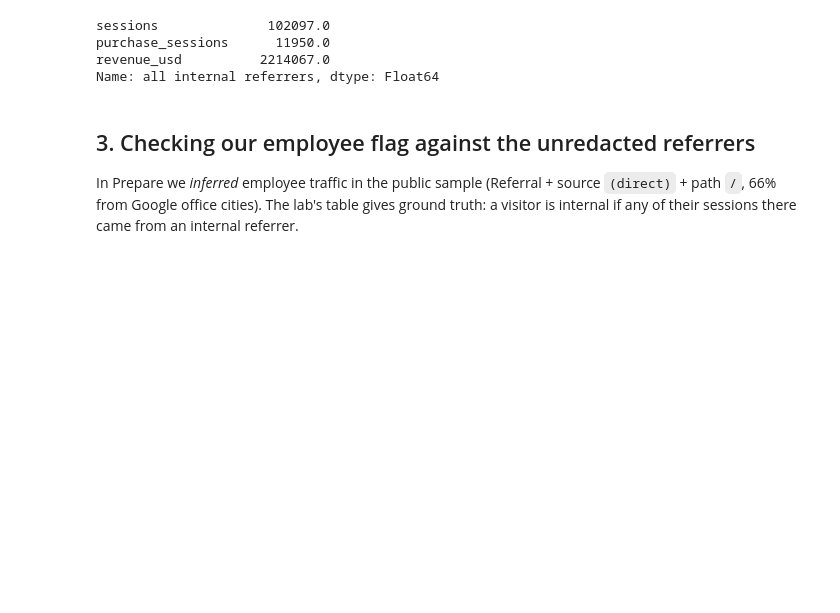
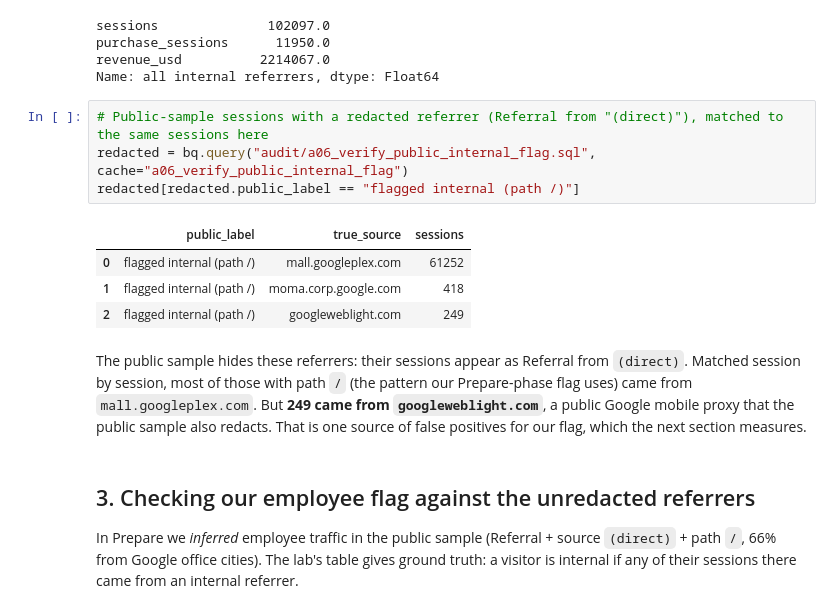
Before and after one commit to Pann13223029/merch-store-marketing-case-study, a Jupyter notebook: notebooks/03_analyze_lab_audit.ipynb, the cells around one changed output. Cells and saved outputs as stored; diff of their text form; blank space fills up the shorter version.

```diff
--- a/notebooks/03_analyze_lab_audit.ipynb
+++ b/notebooks/03_analyze_lab_audit.ipynb
@@ -78,6 +95,17 @@ sessions              102097.0
 purchase_sessions      11950.0
 revenue_usd          2214067.0
 Name: all internal referrers, dtype: Float64
+# %%
+# Public-sample sessions with a redacted referrer (Referral from "(direct)"), matched to the same sessions here
+redacted = bq.query("audit/a06_verify_public_internal_flag.sql", cache="a06_verify_public_internal_flag")
+redacted[redacted.public_label == "flagged internal (path /)"]
+# %% [output]
+|  | public_label | true_source | sessions |
+| 0 | flagged internal (path /) | mall.googleplex.com | 61252 |
+| 1 | flagged internal (path /) | moma.corp.google.com | 418 |
+| 2 | flagged internal (path /) | googleweblight.com | 249 |
+# %% [markdown]
+The public sample hides these referrers: their sessions appear as Referral from `(direct)`. Matched session by session, most of those with path `/` (the pattern our Prepare-phase flag uses) came from `mall.googleplex.com`. But **249 came from `googleweblight.com`**, a public Google mobile proxy that the public sample also redacts. That is one source of false positives for our flag, which the next section measures.
 # %% [markdown]
 ## 3. Checking our employee flag against the unredacted referrers
 
```
Also changed, not shown: parts of 4 cells of this notebook, 10 other files.
